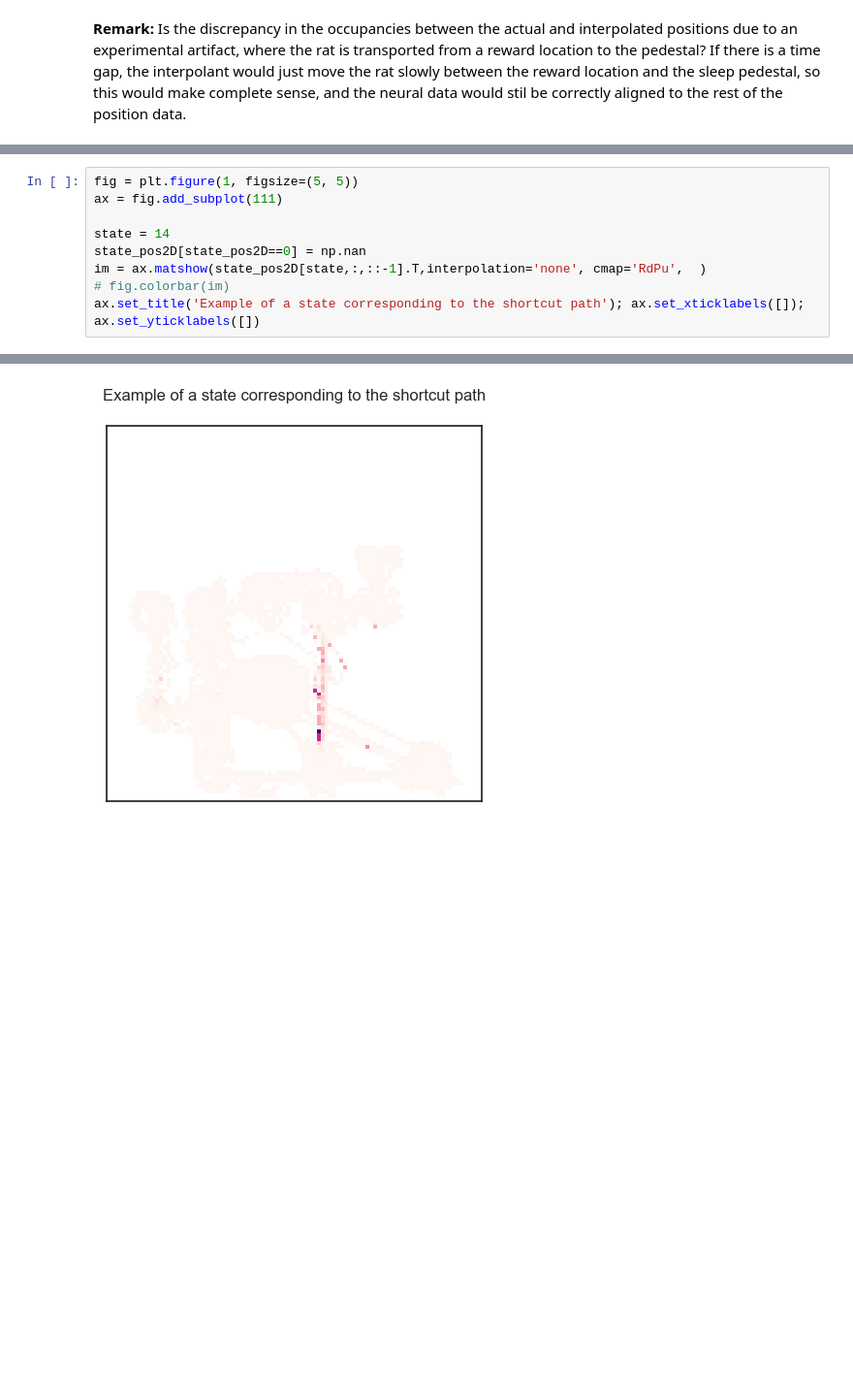
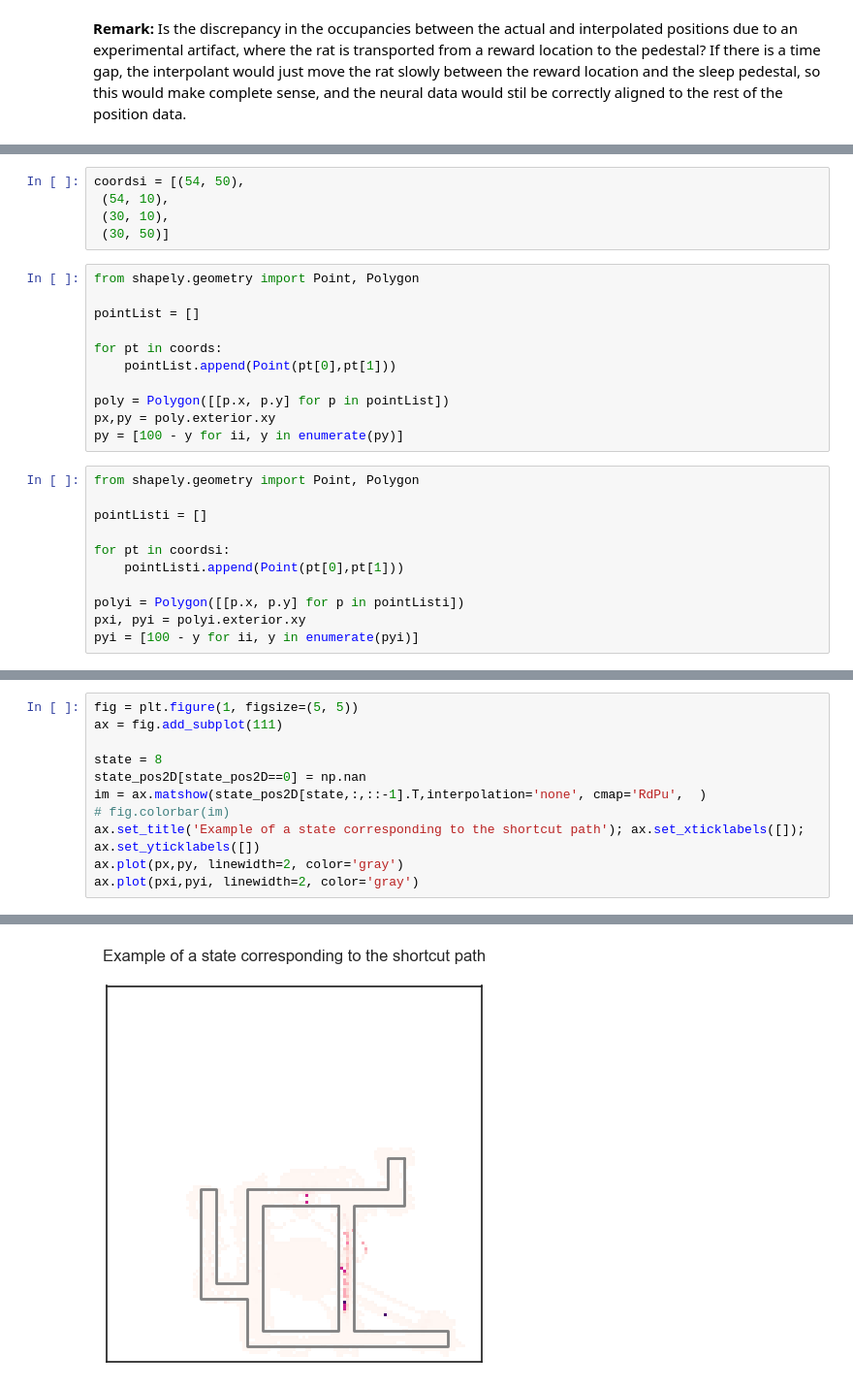
Before and after one commit to kemerelab/NeuroHMM, a Jupyter notebook: emily.ipynb, the cells around one changed output, grey strips where cells are left out. Shown at 97% size. Drawn from its saved outputs; the diff is of its cells as text; blank space fills up the shorter version.

Commit message:
added polygon maze overlay

```diff
--- a/emily.ipynb
+++ b/emily.ipynb
@@ -202,0 +220,27 @@ fig.colorbar(im, cax=cax)
+# %%
+coordsi = [(54, 50),
+ (54, 10),
+ (30, 10),
+ (30, 50)]
+# %%
+from shapely.geometry import Point, Polygon
+
+pointList = []
+
+for pt in coords:
+    pointList.append(Point(pt[0],pt[1]))
+
+poly = Polygon([[p.x, p.y] for p in pointList])
+px,py = poly.exterior.xy
+py = [100 - y for ii, y in enumerate(py)]
+# %%
+from shapely.geometry import Point, Polygon
+
+pointListi = []
+
+for pt in coordsi:
+    pointListi.append(Point(pt[0],pt[1]))
+
+polyi = Polygon([[p.x, p.y] for p in pointListi])
+pxi, pyi = polyi.exterior.xy
+pyi = [100 - y for ii, y in enumerate(pyi)]
@@ -204,9 +263,11 @@ fig.colorbar(im, cax=cax)
 fig = plt.figure(1, figsize=(5, 5))
 ax = fig.add_subplot(111)
 
-state = 14
+state = 8
 state_pos2D[state_pos2D==0] = np.nan
 im = ax.matshow(state_pos2D[state,:,::-1].T,interpolation='none', cmap='RdPu',  )
 # fig.colorbar(im)
 ax.set_title('Example of a state corresponding to the shortcut path'); ax.set_xticklabels([]); ax.set_yticklabels([])
+ax.plot(px,py, linewidth=2, color='gray')
+ax.plot(pxi,pyi, linewidth=2, color='gray')
 # %% [output]
@@ -214 +275 @@ ax.set_title('Example of a state corresponding to the shortcut path'); ax.set_xt
-[figure, old version]
+[figure, new version]
```
Also changed, not shown: parts of 8 cells of this notebook.
